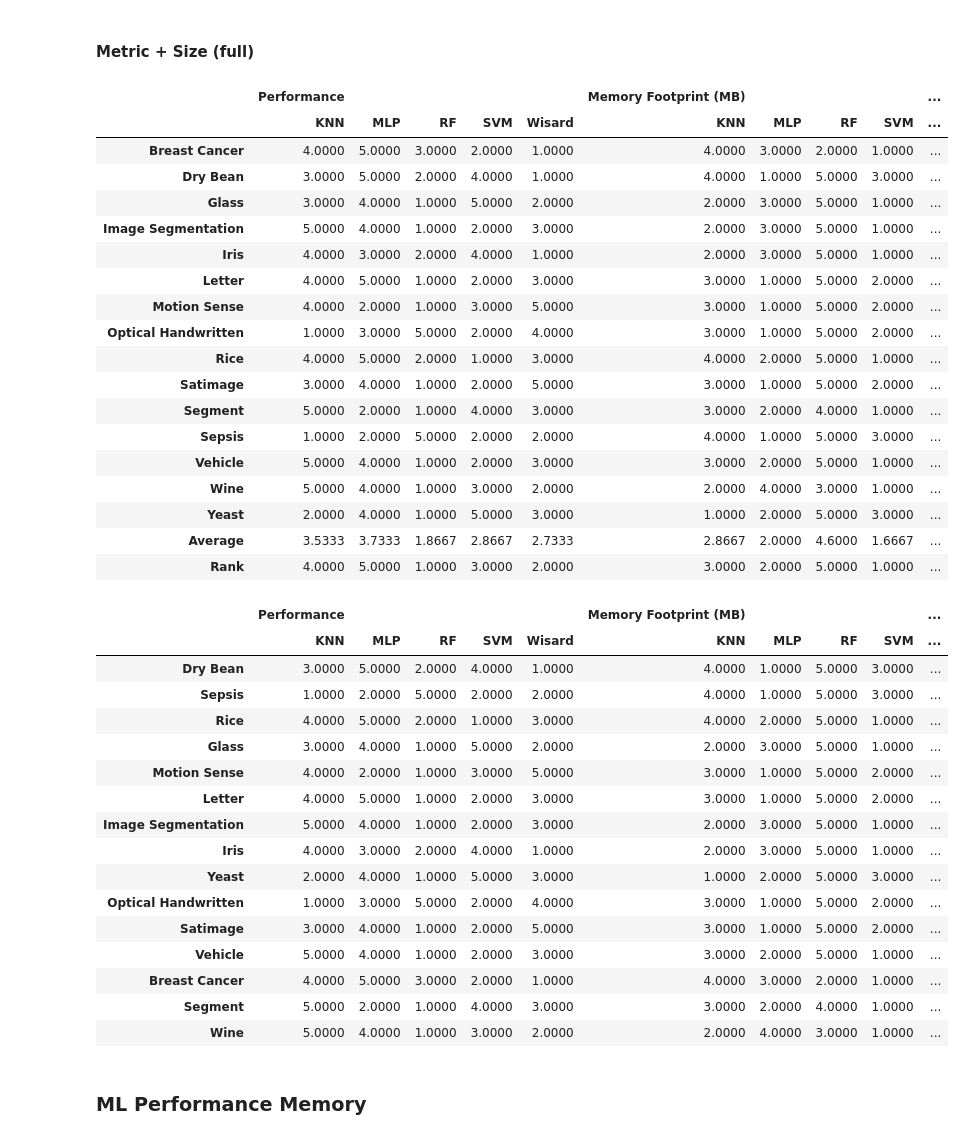
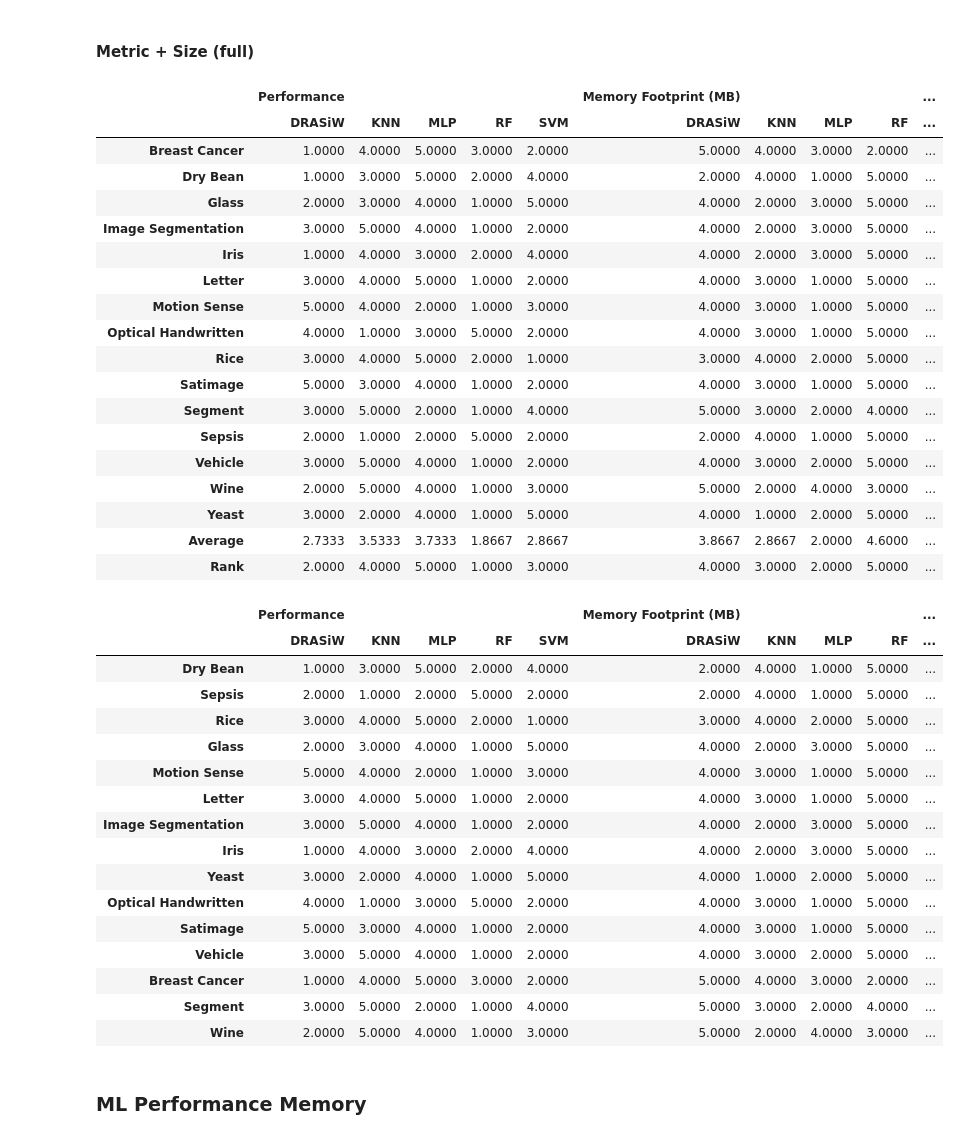
Before and after one commit to otavioon/wisardlib, a Jupyter notebook: analysis/analyse_results.ipynb, the cells around one changed output. Drawn from its saved outputs; the diff is of its cells as text; code cells hidden in the pictures.

Commit message:
Final results analysis

```diff
--- a/analysis/analyse_results.ipynb
+++ b/analysis/analyse_results.ipynb
@@ -321,7 +321,7 @@ wisard_results = aggregate_mean_std(
     keys_to_aggregate=["accuracy", "f1", "model_size"]
 )
 
-wisard_results["model"] = "Wisard"
+wisard_results["model"] = "DRASiW"
 
 # Rearange columns
 wisard_results = wisard_results[[
@@ -355,7 +355,7 @@ for _, row in datasets_info.iterrows():
     dfs.append(df.reset_index(drop=True))
 
 wisard_results = pd.concat(dfs).reset_index(drop=True)
-wisard_results["model"] = "Wisard"
+wisard_results["model"] = "DRASiW"
 
 # Put dataset name in Camel case
 
@@ -991,44 +991,44 @@ rank_df = pd.concat([result_rank_metrics_df, result_rank_size_df], axis=1)
 rank_df
 # %% [output]
 |  | Performance |  |  |  |  | Memory Footprint (MB) |  |  |  | ... |
-|  | KNN | MLP | RF | SVM | Wisard | KNN | MLP | RF | SVM | ... |
-| Breast Cancer | 4.0000 | 5.0000 | 3.0000 | 2.0000 | 1.0000 | 4.0000 | 3.0000 | 2.0000 | 1.0000 | ... |
-| Dry Bean | 3.0000 | 5.0000 | 2.0000 | 4.0000 | 1.0000 | 4.0000 | 1.0000 | 5.0000 | 3.0000 | ... |
-| Glass | 3.0000 | 4.0000 | 1.0000 | 5.0000 | 2.0000 | 2.0000 | 3.0000 | 5.0000 | 1.0000 | ... |
-| Image Segmentation | 5.0000 | 4.0000 | 1.0000 | 2.0000 | 3.0000 | 2.0000 | 3.0000 | 5.0000 | 1.0000 | ... |
-| Iris | 4.0000 | 3.0000 | 2.0000 | 4.0000 | 1.0000 | 2.0000 | 3.0000 | 5.0000 | 1.0000 | ... |
-| Letter | 4.0000 | 5.0000 | 1.0000 | 2.0000 | 3.0000 | 3.0000 | 1.0000 | 5.0000 | 2.0000 | ... |
-| Motion Sense | 4.0000 | 2.0000 | 1.0000 | 3.0000 | 5.0000 | 3.0000 | 1.0000 | 5.0000 | 2.0000 | ... |
-| Optical Handwritten | 1.0000 | 3.0000 | 5.0000 | 2.0000 | 4.0000 | 3.0000 | 1.0000 | 5.0000 | 2.0000 | ... |
-| Rice | 4.0000 | 5.0000 | 2.0000 | 1.0000 | 3.0000 | 4.0000 | 2.0000 | 5.0000 | 1.0000 | ... |
-| Satimage | 3.0000 | 4.0000 | 1.0000 | 2.0000 | 5.0000 | 3.0000 | 1.0000 | 5.0000 | 2.0000 | ... |
-| Segment | 5.0000 | 2.0000 | 1.0000 | 4.0000 | 3.0000 | 3.0000 | 2.0000 | 4.0000 | 1.0000 | ... |
-| Sepsis | 1.0000 | 2.0000 | 5.0000 | 2.0000 | 2.0000 | 4.0000 | 1.0000 | 5.0000 | 3.0000 | ... |
-| Vehicle | 5.0000 | 4.0000 | 1.0000 | 2.0000 | 3.0000 | 3.0000 | 2.0000 | 5.0000 | 1.0000 | ... |
-| Wine | 5.0000 | 4.0000 | 1.0000 | 3.0000 | 2.0000 | 2.0000 | 4.0000 | 3.0000 | 1.0000 | ... |
-| Yeast | 2.0000 | 4.0000 | 1.0000 | 5.0000 | 3.0000 | 1.0000 | 2.0000 | 5.0000 | 3.0000 | ... |
-| Average | 3.5333 | 3.7333 | 1.8667 | 2.8667 | 2.7333 | 2.8667 | 2.0000 | 4.6000 | 1.6667 | ... |
-| Rank | 4.0000 | 5.0000 | 1.0000 | 3.0000 | 2.0000 | 3.0000 | 2.0000 | 5.0000 | 1.0000 | ... |
+|  | DRASiW | KNN | MLP | RF | SVM | DRASiW | KNN | MLP | RF | ... |
+| Breast Cancer | 1.0000 | 4.0000 | 5.0000 | 3.0000 | 2.0000 | 5.0000 | 4.0000 | 3.0000 | 2.0000 | ... |
+| Dry Bean | 1.0000 | 3.0000 | 5.0000 | 2.0000 | 4.0000 | 2.0000 | 4.0000 | 1.0000 | 5.0000 | ... |
+| Glass | 2.0000 | 3.0000 | 4.0000 | 1.0000 | 5.0000 | 4.0000 | 2.0000 | 3.0000 | 5.0000 | ... |
+| Image Segmentation | 3.0000 | 5.0000 | 4.0000 | 1.0000 | 2.0000 | 4.0000 | 2.0000 | 3.0000 | 5.0000 | ... |
+| Iris | 1.0000 | 4.0000 | 3.0000 | 2.0000 | 4.0000 | 4.0000 | 2.0000 | 3.0000 | 5.0000 | ... |
+| Letter | 3.0000 | 4.0000 | 5.0000 | 1.0000 | 2.0000 | 4.0000 | 3.0000 | 1.0000 | 5.0000 | ... |
+| Motion Sense | 5.0000 | 4.0000 | 2.0000 | 1.0000 | 3.0000 | 4.0000 | 3.0000 | 1.0000 | 5.0000 | ... |
+| Optical Handwritten | 4.0000 | 1.0000 | 3.0000 | 5.0000 | 2.0000 | 4.0000 | 3.0000 | 1.0000 | 5.0000 | ... |
+| Rice | 3.0000 | 4.0000 | 5.0000 | 2.0000 | 1.0000 | 3.0000 | 4.0000 | 2.0000 | 5.0000 | ... |
+| Satimage | 5.0000 | 3.0000 | 4.0000 | 1.0000 | 2.0000 | 4.0000 | 3.0000 | 1.0000 | 5.0000 | ... |
+| Segment | 3.0000 | 5.0000 | 2.0000 | 1.0000 | 4.0000 | 5.0000 | 3.0000 | 2.0000 | 4.0000 | ... |
+| Sepsis | 2.0000 | 1.0000 | 2.0000 | 5.0000 | 2.0000 | 2.0000 | 4.0000 | 1.0000 | 5.0000 | ... |
+| Vehicle | 3.0000 | 5.0000 | 4.0000 | 1.0000 | 2.0000 | 4.0000 | 3.0000 | 2.0000 | 5.0000 | ... |
+| Wine | 2.0000 | 5.0000 | 4.0000 | 1.0000 | 3.0000 | 5.0000 | 2.0000 | 4.0000 | 3.0000 | ... |
+| Yeast | 3.0000 | 2.0000 | 4.0000 | 1.0000 | 5.0000 | 4.0000 | 1.0000 | 2.0000 | 5.0000 | ... |
+| Average | 2.7333 | 3.5333 | 3.7333 | 1.8667 | 2.8667 | 3.8667 | 2.8667 | 2.0000 | 4.6000 | ... |
+| Rank | 2.0000 | 4.0000 | 5.0000 | 1.0000 | 3.0000 | 4.0000 | 3.0000 | 2.0000 | 5.0000 | ... |
 # %%
-rank_df.loc[datasets].sort_values(by=("Memory Footprint (MB)", "Wisard"))
+rank_df.loc[datasets].sort_values(by=("Memory Footprint (MB)", "DRASiW"))
 # %% [output]
 |  | Performance |  |  |  |  | Memory Footprint (MB) |  |  |  | ... |
-|  | KNN | MLP | RF | SVM | Wisard | KNN | MLP | RF | SVM | ... |
-| Dry Bean | 3.0000 | 5.0000 | 2.0000 | 4.0000 | 1.0000 | 4.0000 | 1.0000 | 5.0000 | 3.0000 | ... |
-| Sepsis | 1.0000 | 2.0000 | 5.0000 | 2.0000 | 2.0000 | 4.0000 | 1.0000 | 5.0000 | 3.0000 | ... |
-| Rice | 4.0000 | 5.0000 | 2.0000 | 1.0000 | 3.0000 | 4.0000 | 2.0000 | 5.0000 | 1.0000 | ... |
-| Glass | 3.0000 | 4.0000 | 1.0000 | 5.0000 | 2.0000 | 2.0000 | 3.0000 | 5.0000 | 1.0000 | ... |
-| Motion Sense | 4.0000 | 2.0000 | 1.0000 | 3.0000 | 5.0000 | 3.0000 | 1.0000 | 5.0000 | 2.0000 | ... |
-| Letter | 4.0000 | 5.0000 | 1.0000 | 2.0000 | 3.0000 | 3.0000 | 1.0000 | 5.0000 | 2.0000 | ... |
-| Image Segmentation | 5.0000 | 4.0000 | 1.0000 | 2.0000 | 3.0000 | 2.0000 | 3.0000 | 5.0000 | 1.0000 | ... |
-| Iris | 4.0000 | 3.0000 | 2.0000 | 4.0000 | 1.0000 | 2.0000 | 3.0000 | 5.0000 | 1.0000 | ... |
-| Yeast | 2.0000 | 4.0000 | 1.0000 | 5.0000 | 3.0000 | 1.0000 | 2.0000 | 5.0000 | 3.0000 | ... |
-| Optical Handwritten | 1.0000 | 3.0000 | 5.0000 | 2.0000 | 4.0000 | 3.0000 | 1.0000 | 5.0000 | 2.0000 | ... |
-| Satimage | 3.0000 | 4.0000 | 1.0000 | 2.0000 | 5.0000 | 3.0000 | 1.0000 | 5.0000 | 2.0000 | ... |
-| Vehicle | 5.0000 | 4.0000 | 1.0000 | 2.0000 | 3.0000 | 3.0000 | 2.0000 | 5.0000 | 1.0000 | ... |
-| Breast Cancer | 4.0000 | 5.0000 | 3.0000 | 2.0000 | 1.0000 | 4.0000 | 3.0000 | 2.0000 | 1.0000 | ... |
-| Segment | 5.0000 | 2.0000 | 1.0000 | 4.0000 | 3.0000 | 3.0000 | 2.0000 | 4.0000 | 1.0000 | ... |
-| Wine | 5.0000 | 4.0000 | 1.0000 | 3.0000 | 2.0000 | 2.0000 | 4.0000 | 3.0000 | 1.0000 | ... |
+|  | DRASiW | KNN | MLP | RF | SVM | DRASiW | KNN | MLP | RF | ... |
+| Dry Bean | 1.0000 | 3.0000 | 5.0000 | 2.0000 | 4.0000 | 2.0000 | 4.0000 | 1.0000 | 5.0000 | ... |
+| Sepsis | 2.0000 | 1.0000 | 2.0000 | 5.0000 | 2.0000 | 2.0000 | 4.0000 | 1.0000 | 5.0000 | ... |
+| Rice | 3.0000 | 4.0000 | 5.0000 | 2.0000 | 1.0000 | 3.0000 | 4.0000 | 2.0000 | 5.0000 | ... |
+| Glass | 2.0000 | 3.0000 | 4.0000 | 1.0000 | 5.0000 | 4.0000 | 2.0000 | 3.0000 | 5.0000 | ... |
+| Motion Sense | 5.0000 | 4.0000 | 2.0000 | 1.0000 | 3.0000 | 4.0000 | 3.0000 | 1.0000 | 5.0000 | ... |
+| Letter | 3.0000 | 4.0000 | 5.0000 | 1.0000 | 2.0000 | 4.0000 | 3.0000 | 1.0000 | 5.0000 | ... |
+| Image Segmentation | 3.0000 | 5.0000 | 4.0000 | 1.0000 | 2.0000 | 4.0000 | 2.0000 | 3.0000 | 5.0000 | ... |
+| Iris | 1.0000 | 4.0000 | 3.0000 | 2.0000 | 4.0000 | 4.0000 | 2.0000 | 3.0000 | 5.0000 | ... |
+| Yeast | 3.0000 | 2.0000 | 4.0000 | 1.0000 | 5.0000 | 4.0000 | 1.0000 | 2.0000 | 5.0000 | ... |
+| Optical Handwritten | 4.0000 | 1.0000 | 3.0000 | 5.0000 | 2.0000 | 4.0000 | 3.0000 | 1.0000 | 5.0000 | ... |
+| Satimage | 5.0000 | 3.0000 | 4.0000 | 1.0000 | 2.0000 | 4.0000 | 3.0000 | 1.0000 | 5.0000 | ... |
+| Vehicle | 3.0000 | 5.0000 | 4.0000 | 1.0000 | 2.0000 | 4.0000 | 3.0000 | 2.0000 | 5.0000 | ... |
+| Breast Cancer | 1.0000 | 4.0000 | 5.0000 | 3.0000 | 2.0000 | 5.0000 | 4.0000 | 3.0000 | 2.0000 | ... |
+| Segment | 3.0000 | 5.0000 | 2.0000 | 1.0000 | 4.0000 | 5.0000 | 3.0000 | 2.0000 | 4.0000 | ... |
+| Wine | 2.0000 | 5.0000 | 4.0000 | 1.0000 | 3.0000 | 5.0000 | 2.0000 | 4.0000 | 3.0000 | ... |
 # %% [markdown]
 ### ML Performance Memory
 # %%
```
Also changed, not shown: parts of 19 cells of this notebook.
